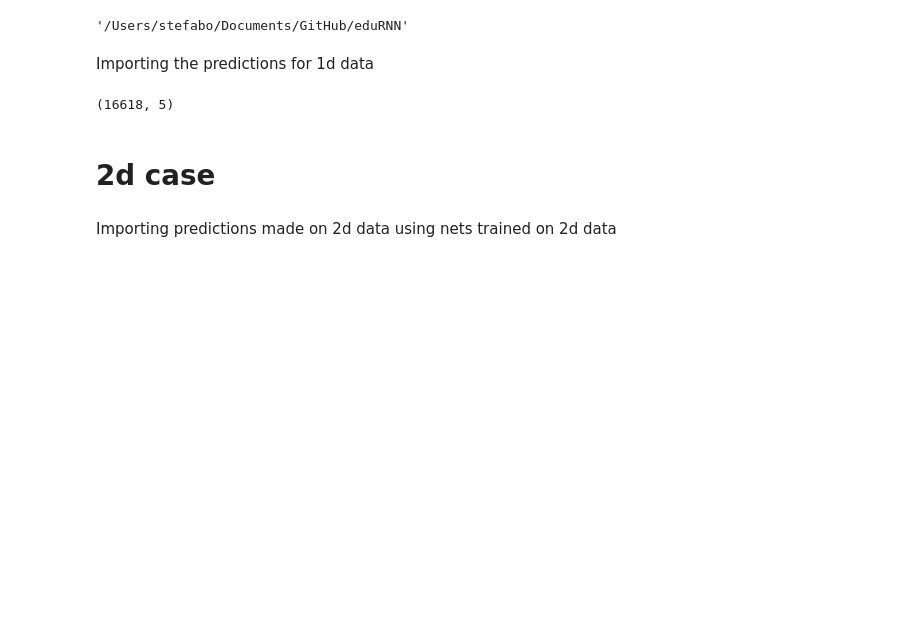
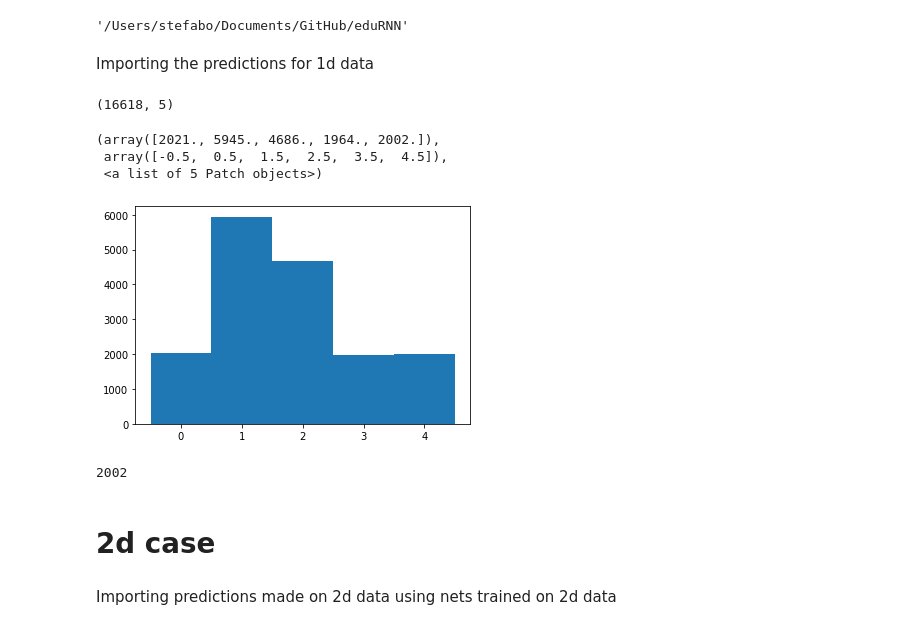
Before and after one commit to booste/andi_for_organizers, a Jupyter notebook: task2/task2_collating_predictions.ipynb, the cells around one changed output. Cells and saved outputs as stored; diff of their text form; code cells hidden in the pictures; blank space fills up the shorter version.

```diff
--- a/task2/task2_collating_predictions.ipynb
+++ b/task2/task2_collating_predictions.ipynb
@@ -42,6 +42,18 @@ predictions1d=np.load('task2_predictions1d_more_nets.npy')
 predictions1d.shape
 # %% [output]
 (16618, 5)
+# %%
+bb=-0.5+np.arange(6)
+plt.hist(np.argmax(predictions1d,axis=1),bins= bb)
+# %% [output]
+(array([2021., 5945., 4686., 1964., 2002.]),
+ array([-0.5,  0.5,  1.5,  2.5,  3.5,  4.5]),
+ <a list of 5 Patch objects>)
+[figure, added]
+# %%
+np.count_nonzero(np.argmax(predictions1d,axis=1)==4)
+# %% [output]
+2002
 # %% [markdown]
 # 2d case
 # %% [markdown]
```
Also changed, not shown: 16 other files.
